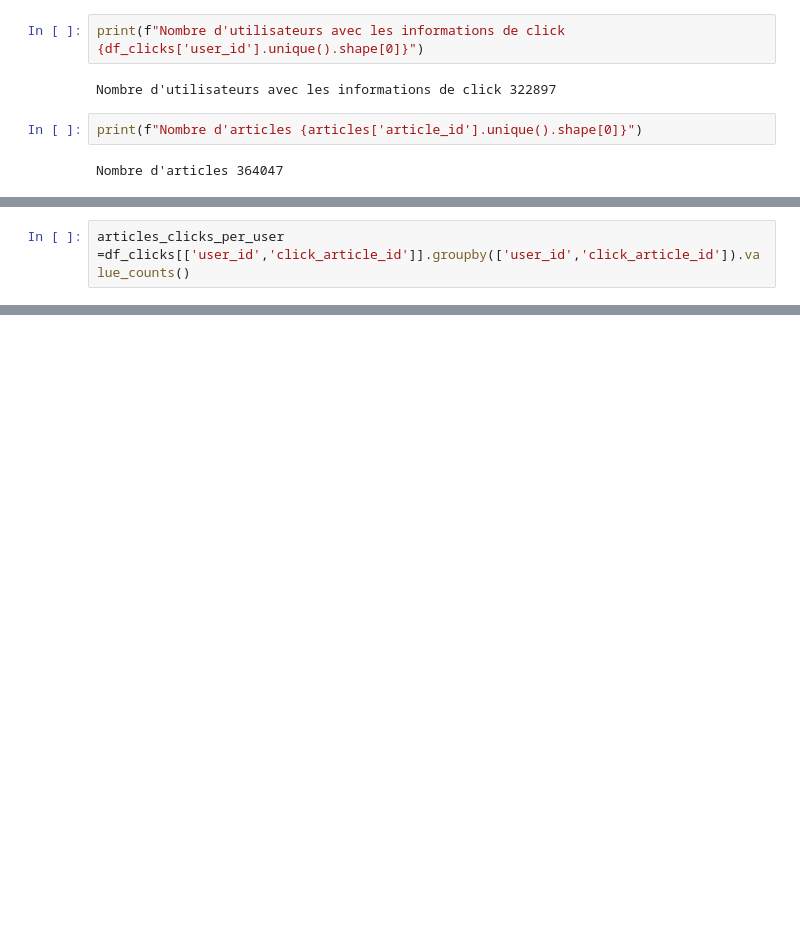
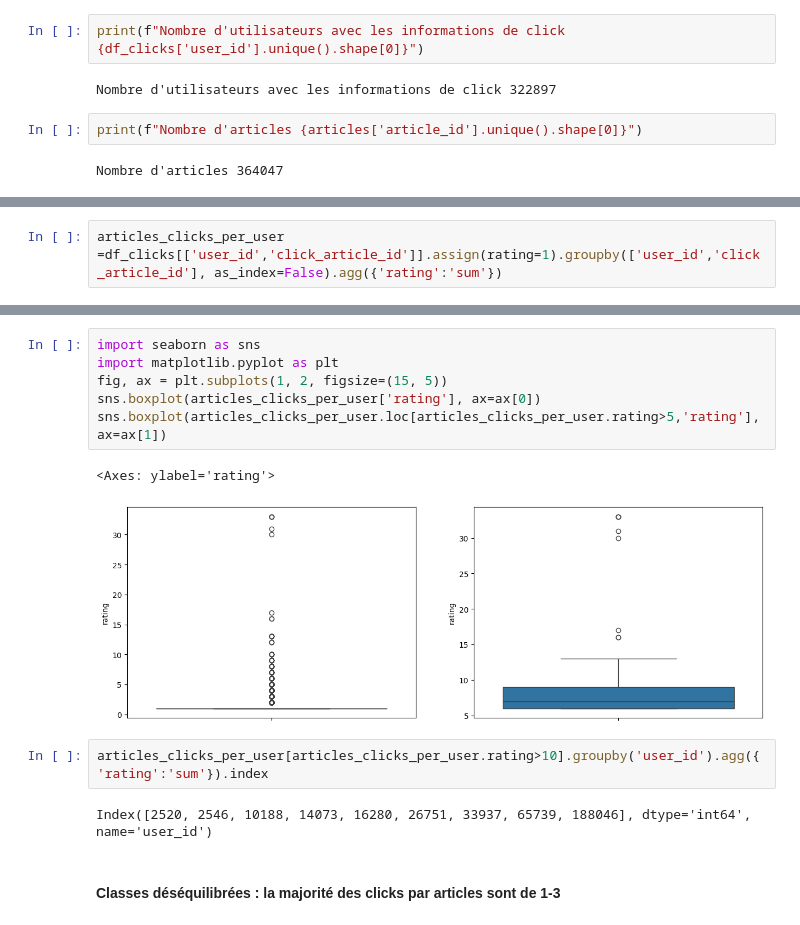
Before and after one commit to Wonters/content_recom, a Jupyter notebook: analyse.ipynb, the cells around one changed output, grey strips where cells are left out. Cells and saved outputs as stored; diff of their text form; blank space fills up the shorter version.

```diff
--- a/analyse.ipynb
+++ b/analyse.ipynb
@@ -73,3 +79,3 @@ Nombre d'utilisateurs avec plus de 100 clicks 1112
 # %%
-articles_clicks_per_user =df_clicks[['user_id','click_article_id']].groupby(['user_id','click_article_id']).value_counts()
+articles_clicks_per_user =df_clicks[['user_id','click_article_id']].assign(rating=1).groupby(['user_id','click_article_id'], as_index=False).agg({'rating':'sum'})
 # %%
@@ -107,0 +99,15 @@ ImportError: numpy.core.multiarray failed to import (auto-generated because you
+# %%
+import seaborn as sns
+import matplotlib.pyplot as plt
+fig, ax = plt.subplots(1, 2, figsize=(15, 5))
+sns.boxplot(articles_clicks_per_user['rating'], ax=ax[0])
+sns.boxplot(articles_clicks_per_user.loc[articles_clicks_per_user.rating>5,'rating'], ax=ax[1])
+# %% [output]
+<Axes: ylabel='rating'>
+[figure, added]
+# %%
+articles_clicks_per_user[articles_clicks_per_user.rating>10].groupby('user_id').agg({'rating':'sum'}).index
+# %% [output]
+Index([2520, 2546, 10188, 14073, 16280, 26751, 33937, 65739, 188046], dtype='int64', name='user_id')
+# %% [markdown]
+#### Classes déséquilibrées : la majorité des clicks par articles sont de 1-3
```
Also changed, not shown: parts of 38 cells of this notebook, 7 other files.
